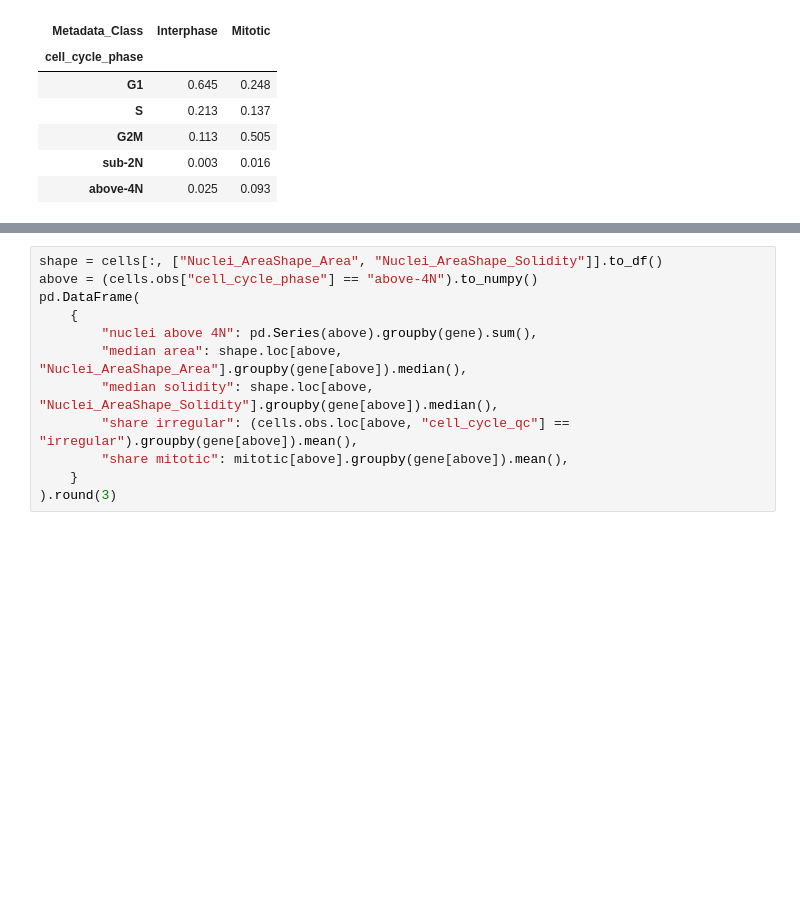
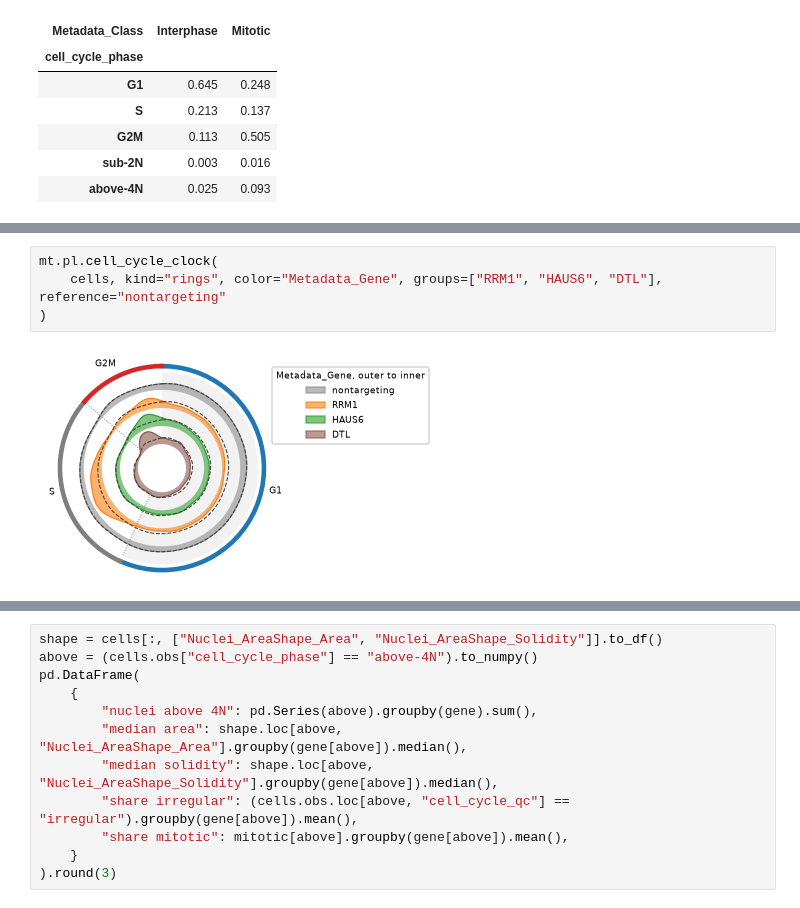
Before and after one commit to scverse/mantispy, a Jupyter notebook: docs/tutorials/single_cells/cell_cycle.ipynb, the cells around one changed output, grey strips where cells are left out. Drawn from its saved outputs; the diff is of its cells as text; blank space fills up the shorter version.

```diff
--- a/docs/tutorials/single_cells/cell_cycle.ipynb
+++ b/docs/tutorials/single_cells/cell_cycle.ipynb
@@ -566,0 +583,6 @@ cells shows fewer of them than it made.
+# %%
+mt.pl.cell_cycle_clock(
+    cells, kind="rings", color="Metadata_Gene", groups=["RRM1", "HAUS6", "DTL"], reference="nontargeting"
+)
+# %% [output]
+[figure, added]
```
Also changed, not shown: parts of 13 cells of this notebook, 2 other files.
